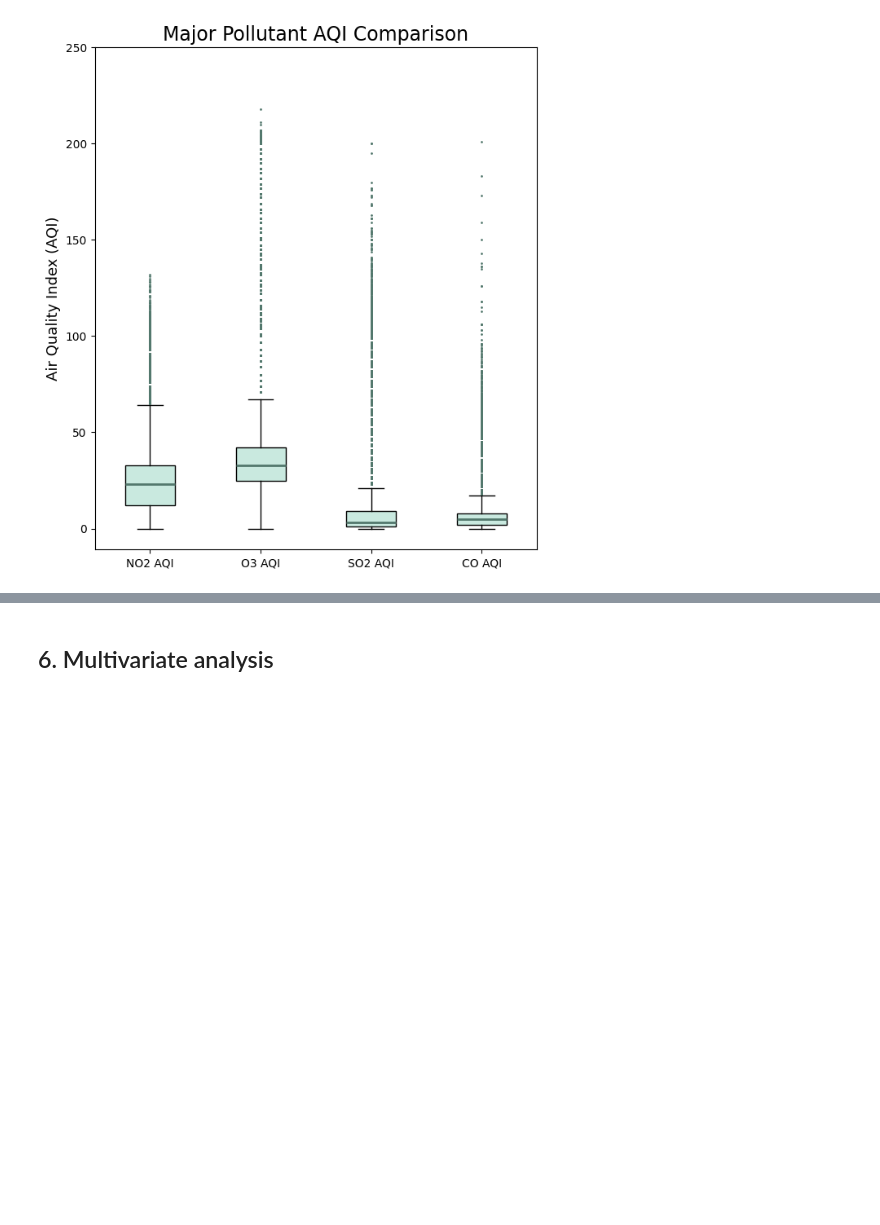
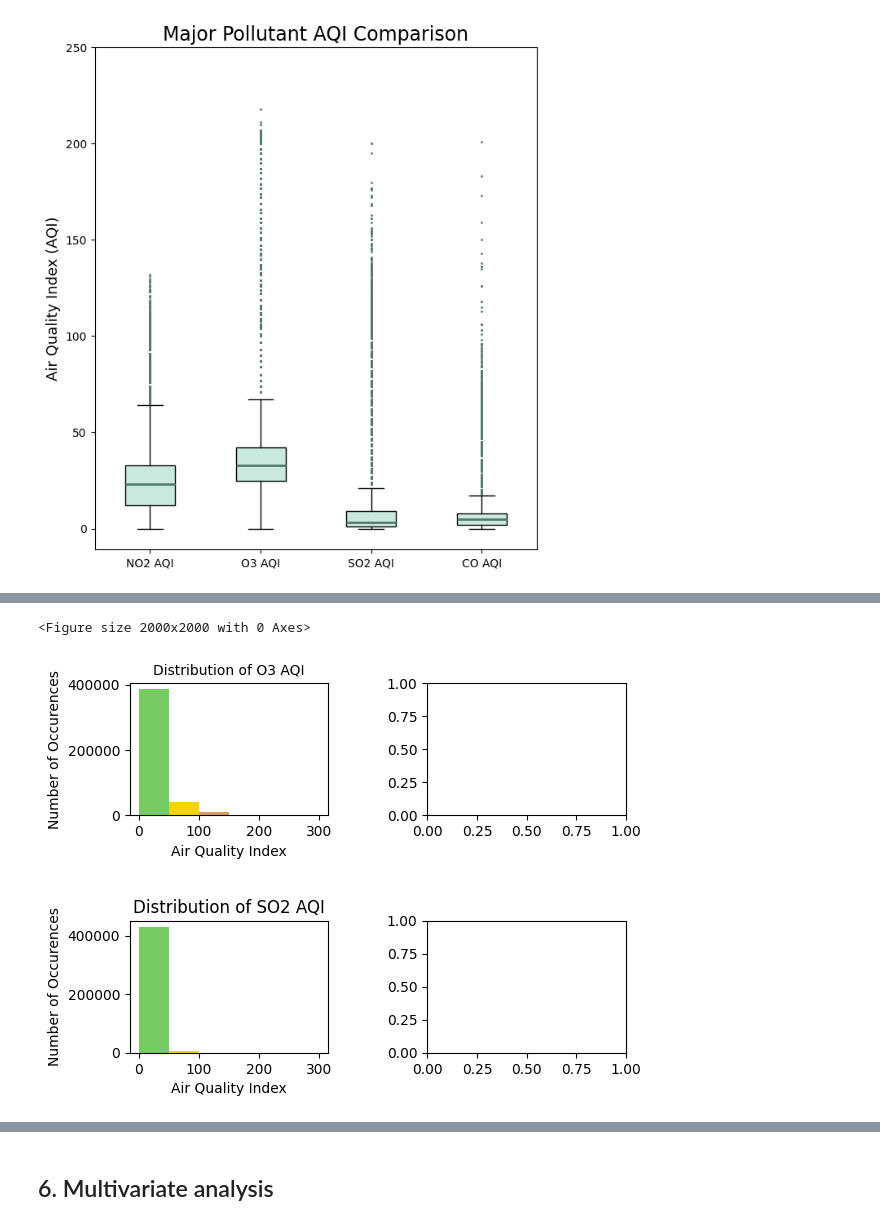
Before and after one commit to aidaduong/US-Air-Pollution-EDA-Kaggle, a Jupyter notebook: air_pollution_EDA.ipynb, the cells around one changed output, grey strips where cells are left out. Drawn from its saved outputs; the diff is of its cells as text; code cells hidden in the pictures; blank space fills up the shorter version.

```diff
--- a/air_pollution_EDA.ipynb
+++ b/air_pollution_EDA.ipynb
@@ -277,0 +314,36 @@ plt.show()
+# %%
+## TESTING
+
+plt.figure(figsize = (20,20))
+
+# creating a 2 by 2 subplot
+fig, axs = plt.subplots(2,2)
+
+# adjusting space in between each subplot chart
+plt.subplots_adjust(hspace=0.8, wspace=00.5)
+
+# creating graph for O3
+bins = np.arange(0, 301, 50)    # setting bin size for all the graphs
+n, bins, patches = axs[0,0].hist(df['O3 AQI'], bins=bins)
+axs[0,0].set_title('Distribution of O3 AQI', fontsize = 10)
+axs[0,0].set(xlabel='Air Quality Index', ylabel='Number of Occurences')
+
+# setting bin colors
+patches[0].set_facecolor('#75cc62')
+patches[1].set_facecolor('#f5d50a')
+patches[2].set_facecolor('#db9a60')
+patches[3].set_facecolor('#e05555')
+patches[4].set_facecolor('#ae5ed6')
+
+n, bins, patches = axs[1,0].hist(df['SO2 AQI'], bins=bins)
+axs[1,0].set_title('Distribution of SO2 AQI')
+axs[1,0].set(xlabel='Air Quality Index', ylabel= 'Number of Occurences')
+
+patches[0].set_facecolor('#75cc62')
+patches[1].set_facecolor('#f5d50a')
+patches[2].set_facecolor('#db9a60')
+patches[3].set_facecolor('#e05555')
+patches[4].set_facecolor('#ae5ed6')
+# %% [output]
+<Figure size 2000x2000 with 0 Axes>
+[figure, added]
```
Also changed, not shown: parts of 12 cells of this notebook.
